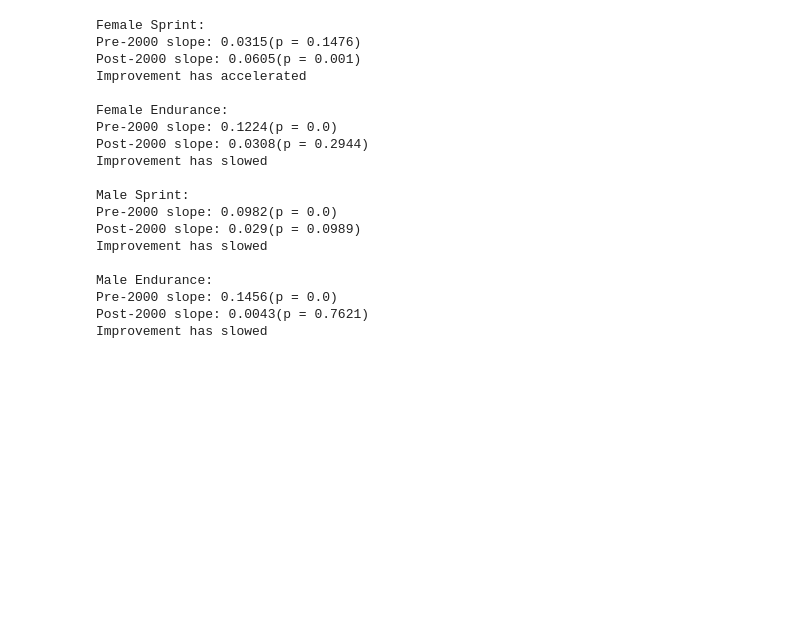
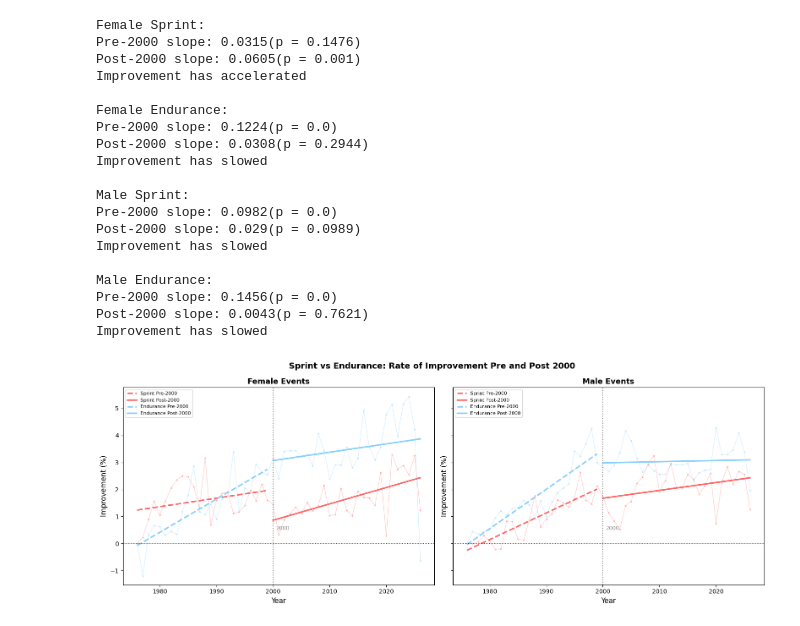
Before and after one commit to elliebeynonn/2041_data_project, a Jupyter notebook: analysis.ipynb, the cells around one changed output. Saved outputs shown, nothing was run; the diff lists cells and outputs as text; code cells hidden in the pictures; blank space fills up the shorter version.

Commit message:
grouped regression and notebook cleaning

```diff
--- a/analysis.ipynb
+++ b/analysis.ipynb
@@ -149,8 +150,8 @@ for row in rows_100W:
         athlete = " ".join(parts[3:-5])
 
         data_100W.append([rank, mark, athlete, year])
-    # if anything fails, skip the row and carry on
-    except:
+    # Skip rows which have invalid data types or missing list elements and move on
+    except (ValueError, IndexError):
         continue
 
 df_100W = pd.DataFrame(data_100W, columns = ["Rank", "Time", "Athlete", "Year"])
@@ -259,7 +260,7 @@ for event_name, url in eventsW.items():
             year = parts[-1]
             athlete = " ".join(parts[3:-5])
             data.append([rank, mark, athlete, year])
-        except:
+        except (ValueError, IndexError):
             continue
     df_eventsW = pd.DataFrame(data, columns = ["Rank", "Time", "Athlete", "Year"])
     df_eventsW["Event"] = event_name
@@ -391,18 +394,18 @@ for event_name, url in eventsM.items():
             year = parts[-1]
             athlete = " ".join(parts[3:-5])
             data.append([rank, mark, athlete, year])
-        except:
+        except (ValueError, IndexError):
             continue
     df_eventsM = pd.DataFrame(data, columns = ["Rank", "Time", "Athlete", "Year"])
     df_eventsM["Event"] = event_name
     df_eventsM["Gender"] = "Male"
 
-    print(" " + str(len(df_eventsW)) + " rows scraped")
+    print(" " + str(len(df_eventsM)) + " rows scraped")
     dfs_M.append(df_eventsM)
     # Wait 2 seconds between requests to avoid overwhelming the website
     time.sleep(2)
 
 dfM_all = pd.concat(dfs_M, ignore_index = True)
-print("\nTotal rows: " + str(len(dfW_all)))
+print("\nTotal rows: " + str(len(dfM_all)))
 # %% [output]
 Scraping 100m...
@@ -1318,3 +1336,37 @@ Male Endurance:
 Pre-2000 slope: 0.1456(p = 0.0)
 Post-2000 slope: 0.0043(p = 0.7621)
 Improvement has slowed
+# %%
+# Plot the regression lines onto the graph of percentage improvement
+
+fig, axes = plt.subplots(1, 2, figsize = (16, 6), sharey = True)
+
+for ax, gender in zip(axes, ["Female", "Male"]):
+    for event_type, colour in [("Sprint", "#ff6666"), ("Endurance", "#88d0fc")]:
+        filtering2 = ((min_times_pct["Gender"] == gender) & (min_times_pct["Event Type"] == event_type))
+        data2 = (min_times_pct[filtering2].groupby("Year")["Percentage Improvement"].mean().reset_index())
+
+        # Plot the raw data
+        ax.plot(data2["Year"], data2["Percentage Improvement"], color = colour, linewidth = 1, alpha = 0.3, marker = "o", markersize = 2)
+
+        # Plot the regression line for each period
+        for period, linestyle, label in [(data2[data2["Year"] < split_year], "--", "Pre-2000"),
+                                         (data2[data2["Year"] >= split_year], "-", "Post-2000")]:
+            slope, intercept, _, _, _ = stats.linregress(period["Year"], period["Percentage Improvement"])
+            x = np.array([period["Year"].min(), period["Year"].max()])
+            ax.plot(x, slope * x + intercept, color = colour, linewidth = 2.5, linestyle = linestyle, label = event_type + " " + label)
+
+    ax.axvline(x = split_year, color = "gray", linestyle = ":", linewidth = 1.5)
+    ax.text(2000.5, 0.5, "2000", fontsize = 9, color = "gray")
+    ax.set_title(gender + " Events", fontsize = 13, fontweight = "bold")
+    ax.set_xlabel("Year", fontsize = 12)
+    ax.set_ylabel("Improvement (%)", fontsize = 12)
+    ax.legend(loc = "upper left", fontsize = 8)
+    ax.axhline(0, color = "black", linewidth = 0.8, linestyle = ":")
+
+plt.suptitle("Sprint vs Endurance: Rate of Improvement Pre and Post 2000", fontsize = 14, fontweight = "bold")
+plt.tight_layout()
+plt.savefig("figures/split_regression.png", dpi = 150, bbox_inches = "tight")
+plt.show()
+# %% [output]
+[figure, added]
```
Also changed, not shown: parts of 26 cells of this notebook, 7 other files.
